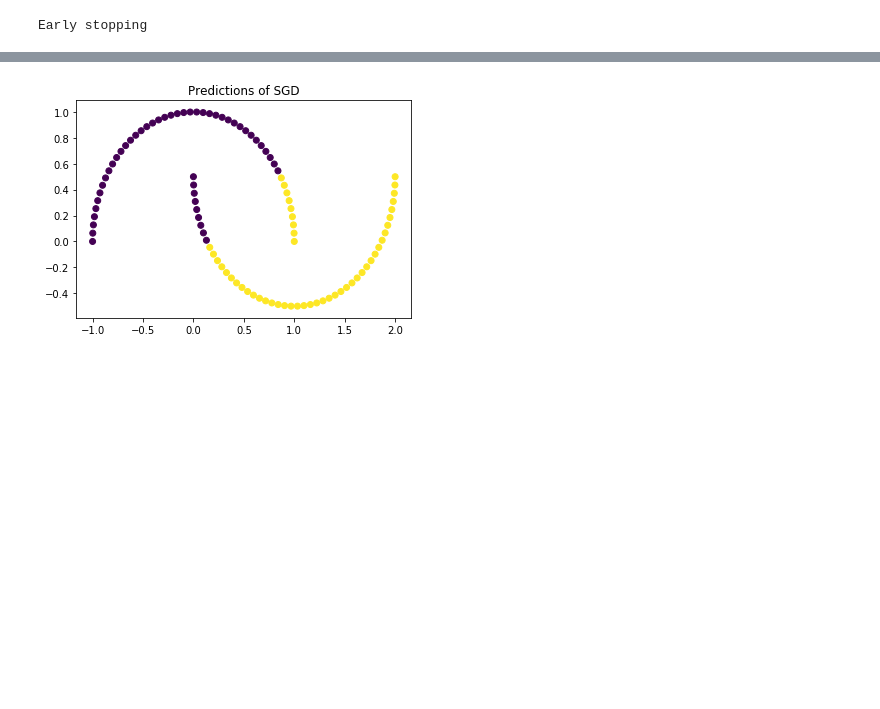
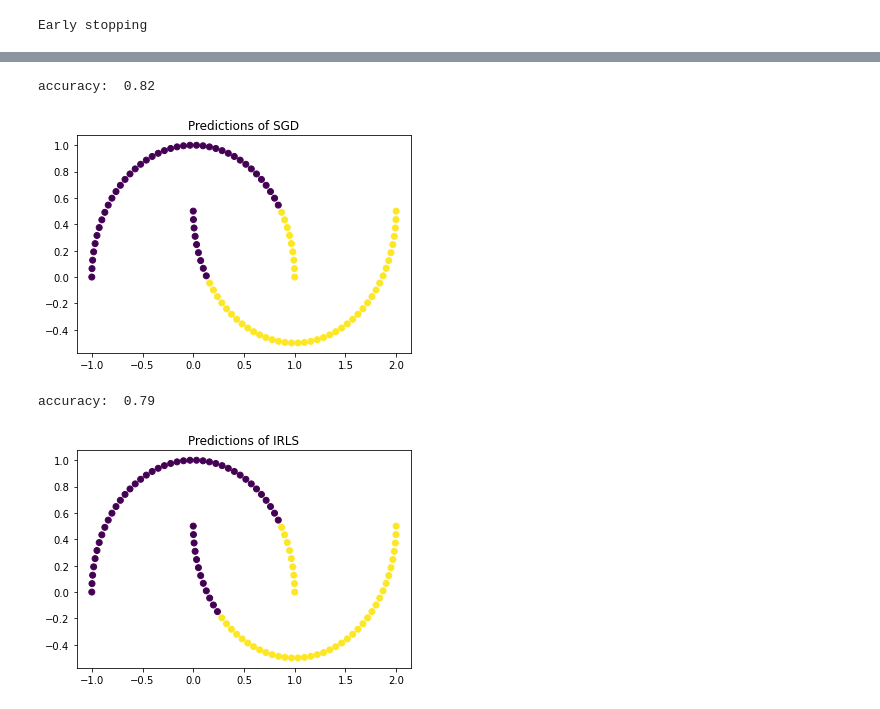
Before and after one commit to pawel99k/AML2022, a Jupyter notebook: Project1/Modelling.ipynb, the cells around one changed output, grey strips where cells are left out. Saved outputs shown, nothing was run; the diff lists cells and outputs as text; code cells hidden in the pictures; blank space fills up the shorter version.

```diff
--- a/Project1/Modelling.ipynb
+++ b/Project1/Modelling.ipynb
@@ -66,6 +75,7 @@ plt.show()
 # %%
 p_gd = lr_gd.predict(X)
 p_sgd = lr_sgd.predict(X)
+p_irls=lr_irls.predict(X)
 # %%
 plt.scatter(*X.T, c=y)
 plt.title('Original data')
@@ -81,6 +93,16 @@ plt.show()
 # %%
+print("accuracy: ",np.mean(p_sgd==y))
 plt.scatter(*X.T, c=p_sgd)
 plt.title('Predictions of SGD')
 plt.show()
 # %% [output]
+accuracy:  0.82
-[figure, old version]
+[figure, new version]
+# %%
+print("accuracy: ",np.mean(p_irls==y))
+plt.scatter(*X.T, c=p_irls)
+plt.title('Predictions of IRLS')
+plt.show()
+# %% [output]
+accuracy:  0.79
+[figure, added]
```
Also changed, not shown: parts of 5 cells of this notebook, 1 other file.
